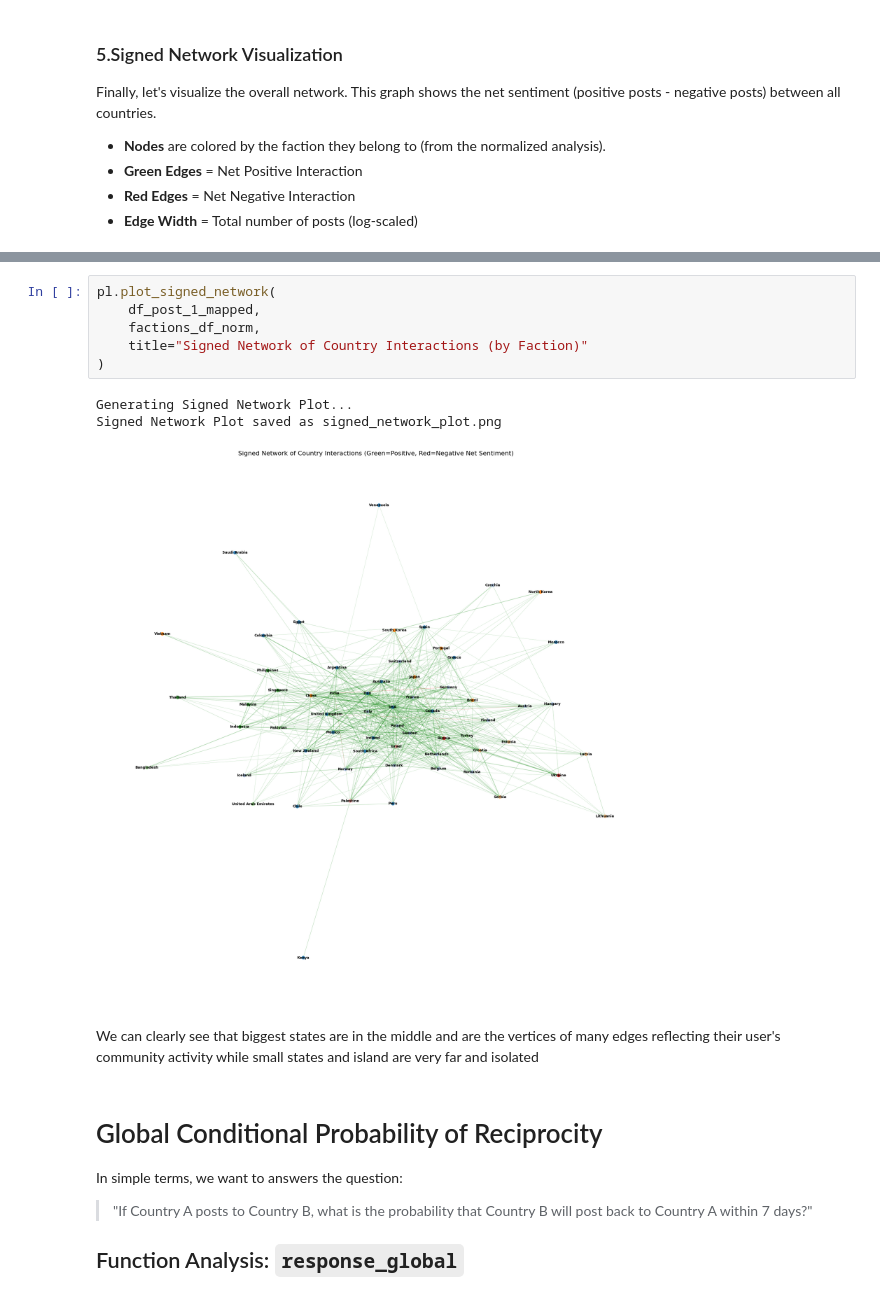
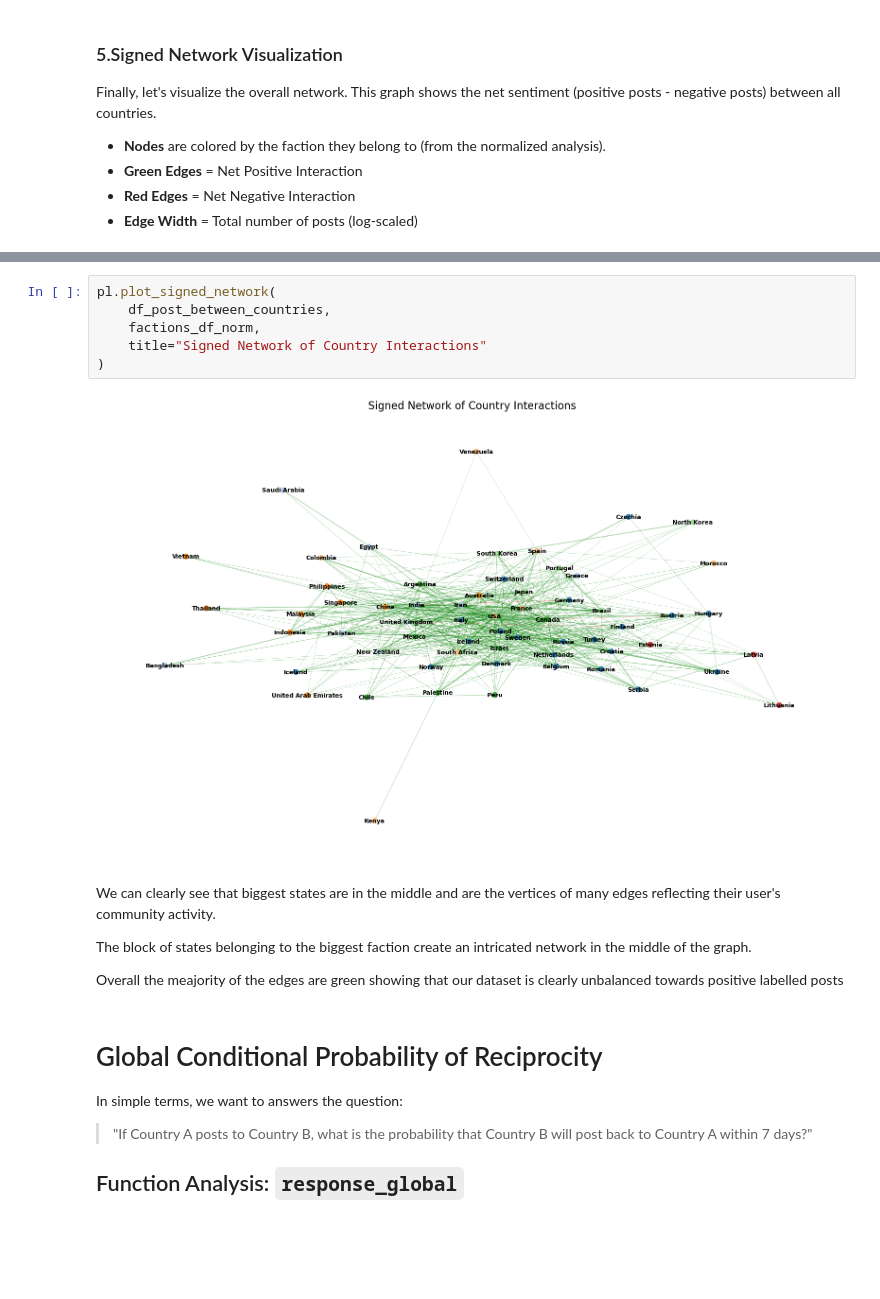
Before and after one commit to Darioliu28/ada-2025-project-djnpsgroup2025, a Jupyter notebook: results.ipynb, the cells around one changed output, grey strips where cells are left out. Drawn from its saved outputs; the diff is of its cells as text; blank space fills up the shorter version.

Commit message:
CLeaned everything up to country analysis

```diff
--- a/results.ipynb
+++ b/results.ipynb
@@ -722,15 +665,17 @@ Mapping complete.
 # %%
 pl.plot_signed_network(
-    df_post_1_mapped,
+    df_post_between_countries,
     factions_df_norm,
-    title="Signed Network of Country Interactions (by Faction)"
+    title="Signed Network of Country Interactions"
 )
 # %% [output]
-Generating Signed Network Plot...
-Signed Network Plot saved as signed_network_plot.png
-[figure, old version]
+[figure, new version]
 # %% [markdown]
-We can clearly see that biggest states are in the middle and are the vertices of many edges reflecting their user's community activity while small states and island are very far and isolated
+We can clearly see that biggest states are in the middle and are the vertices of many edges reflecting their user's community activity.
+
+The block of states belonging to the biggest faction create an intricated network in the middle of the graph.
+
+Overall the meajority of the edges are green showing that our dataset is clearly unbalanced towards positive labelled posts
 # %% [markdown]
 # Global Conditional Probability of Reciprocity
 
```
Also changed, not shown: parts of 33 cells of this notebook, 3 other files.
